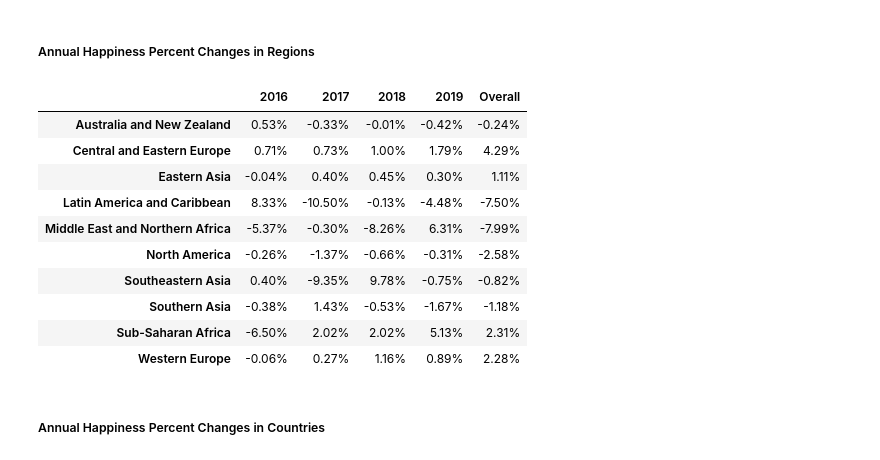
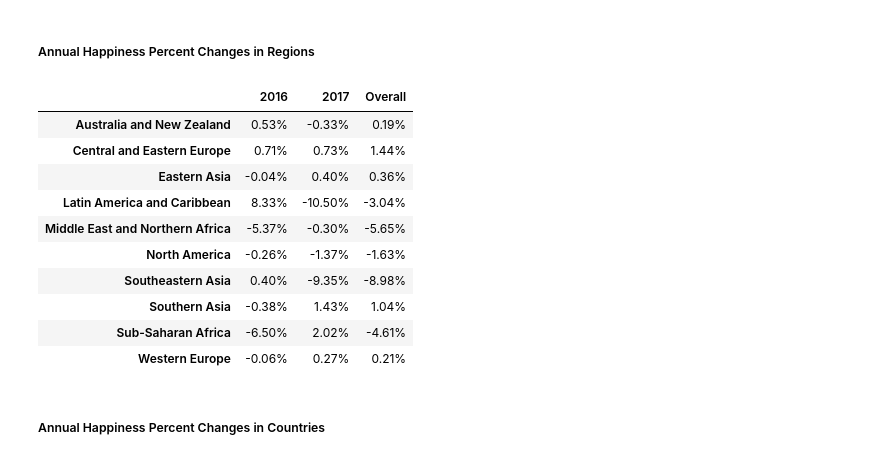
Before and after one commit to LeopoldineMirtil/world_happiness, a Jupyter notebook: World Happiness.ipynb, the cells around one changed output. Saved outputs shown, nothing was run; the diff lists cells and outputs as text; code cells hidden in the pictures.

```diff
--- a/World Happiness.ipynb
+++ b/World Happiness.ipynb
@@ -28,11 +28,11 @@ import seaborn as sns
 import matplotlib.pyplot as plt
 import plotly.express as px
 
-y15 = pd.read_csv("2015.csv")
-y16 = pd.read_csv("2016.csv")
-y17 = pd.read_csv("2017.csv")
-y18 = pd.read_csv("2018.csv")
-y19 = pd.read_csv("2019.csv")
+y15 = pd.read_csv("World Happiness Report Data/2015.csv")
+y16 = pd.read_csv("World Happiness Report Data/2016.csv")
+y17 = pd.read_csv("World Happiness Report Data/2017.csv")
+y18 = pd.read_csv("World Happiness Report Data/2018.csv")
+y19 = pd.read_csv("World Happiness Report Data/2019.csv")
 # %% [markdown]
 ### Inspect Data
 # %%
@@ -230,7 +149,7 @@ dtype: int64
 ### Merge Data Files
 # %%
 #create list of dfs
-df_list = [y15, y16, y17, y18, y19]
+df_list = [y15, y16, y17]
 
 #combine dfs
 world_df = pd.concat(df_list, join='outer').reset_index(drop=True)
@@ -291,10 +176,21 @@ countries
 # %%
+#create list from Country Column
+country_list = list(world_df['Country'])
+
+#create list with unique values of countries
+countries = []
+
+for x in country_list:
+    if x not in countries:
+        countries.append(x)
+
+#sort list alphabetically
+countries = sorted(list(countries))
+
 #replace  following Country values from list:
 vals_replace = {'Hong Kong S.A.R., China' : 'Hong Kong',
-                'Northern Cyprus' : 'North Cyprus',
                 'Somaliland region' : 'Somaliland Region',
-                'Taiwan Province of China' : 'Taiwan',
-                'Trinidad & Tobago' : 'Trinidad and Tobago'}
+                'Taiwan Province of China' : 'Taiwan'}
 
 #update df
 world_df = world_df.replace({'Country': vals_replace})
@@ -320,4 +216,3 @@ for x in list(w_dict.items()):
 
 #create final dict w/key-value lists
 location = dict(zip(key, val))
-location
@@ -623,49 +471,45 @@ perc_ch
 # %%
 #calc perc change of happiness score by region
 reg_yrs = world_df.iloc[:,[0,2, 4]].groupby(['Region', 'Year']).sum().reset_index()
 
 #pivot data
 reg_pivot = reg_yrs.pivot(index='Region', columns='Year')
 
 #edit col headers to only show year
-reg_pivot.columns = [2015, 2016, 2017, 2018, 2019]
+reg_pivot.columns = [2015, 2016, 2017]
 
 #reset index
 annual_reg = reg_pivot.reset_index()
 
 #calc annual perc change
 r_ch16 = list((((annual_reg[2016]-annual_reg[2015])/annual_reg[2015])*100))
 r_ch17 = list((((annual_reg[2017]-annual_reg[2016])/annual_reg[2016])*100))
-r_ch18 = list((((annual_reg[2018]-annual_reg[2017])/annual_reg[2017])*100))
-r_ch19 = list((((annual_reg[2019]-annual_reg[2018])/annual_reg[2018])*100))
-all_regs = list((((annual_reg[2019]-annual_reg[2015])/annual_reg[2015])*100))
+all_regs = list((((annual_reg[2017]-annual_reg[2015])/annual_reg[2015])*100))
 
 #combine lists as dict w/ years as key
 reg_data = {
     2016: r_ch16,
     2017: r_ch17,
-    2018: r_ch18,
-    2019: r_ch19,
     'Overall': all_regs}
 
 #create region list
 reg_list =[x for x in annual_reg['Region']]
 
 #create regional perc change df
 reg_perc_ch = pd.DataFrame(reg_data, index=reg_list).map("{:,.2f}%".format)
 reg_perc_ch
 # %% [output]
-|  | 2016 | 2017 | 2018 | 2019 | Overall |
-| Australia and New Zealand | 0.53% | -0.33% | -0.01% | -0.42% | -0.24% |
-| Central and Eastern Europe | 0.71% | 0.73% | 1.00% | 1.79% | 4.29% |
-| Eastern Asia | -0.04% | 0.40% | 0.45% | 0.30% | 1.11% |
-| Latin America and Caribbean | 8.33% | -10.50% | -0.13% | -4.48% | -7.50% |
-| Middle East and Northern Africa | -5.37% | -0.30% | -8.26% | 6.31% | -7.99% |
-| North America | -0.26% | -1.37% | -0.66% | -0.31% | -2.58% |
-| Southeastern Asia | 0.40% | -9.35% | 9.78% | -0.75% | -0.82% |
-| Southern Asia | -0.38% | 1.43% | -0.53% | -1.67% | -1.18% |
-| Sub-Saharan Africa | -6.50% | 2.02% | 2.02% | 5.13% | 2.31% |
-| Western Europe | -0.06% | 0.27% | 1.16% | 0.89% | 2.28% |
+|  | 2016 | 2017 | Overall |
+| Australia and New Zealand | 0.53% | -0.33% | 0.19% |
+| Central and Eastern Europe | 0.71% | 0.73% | 1.44% |
+| Eastern Asia | -0.04% | 0.40% | 0.36% |
+| Latin America and Caribbean | 8.33% | -10.50% | -3.04% |
+| Middle East and Northern Africa | -5.37% | -0.30% | -5.65% |
+| North America | -0.26% | -1.37% | -1.63% |
+| Southeastern Asia | 0.40% | -9.35% | -8.98% |
+| Southern Asia | -0.38% | 1.43% | 1.04% |
+| Sub-Saharan Africa | -6.50% | 2.02% | -4.61% |
+| Western Europe | -0.06% | 0.27% | 0.21% |
 # %% [markdown]
 ##### Annual Happiness Percent Changes in Countries
 # %%
```
Also changed, not shown: parts of 38 cells of this notebook, 6 other files.
